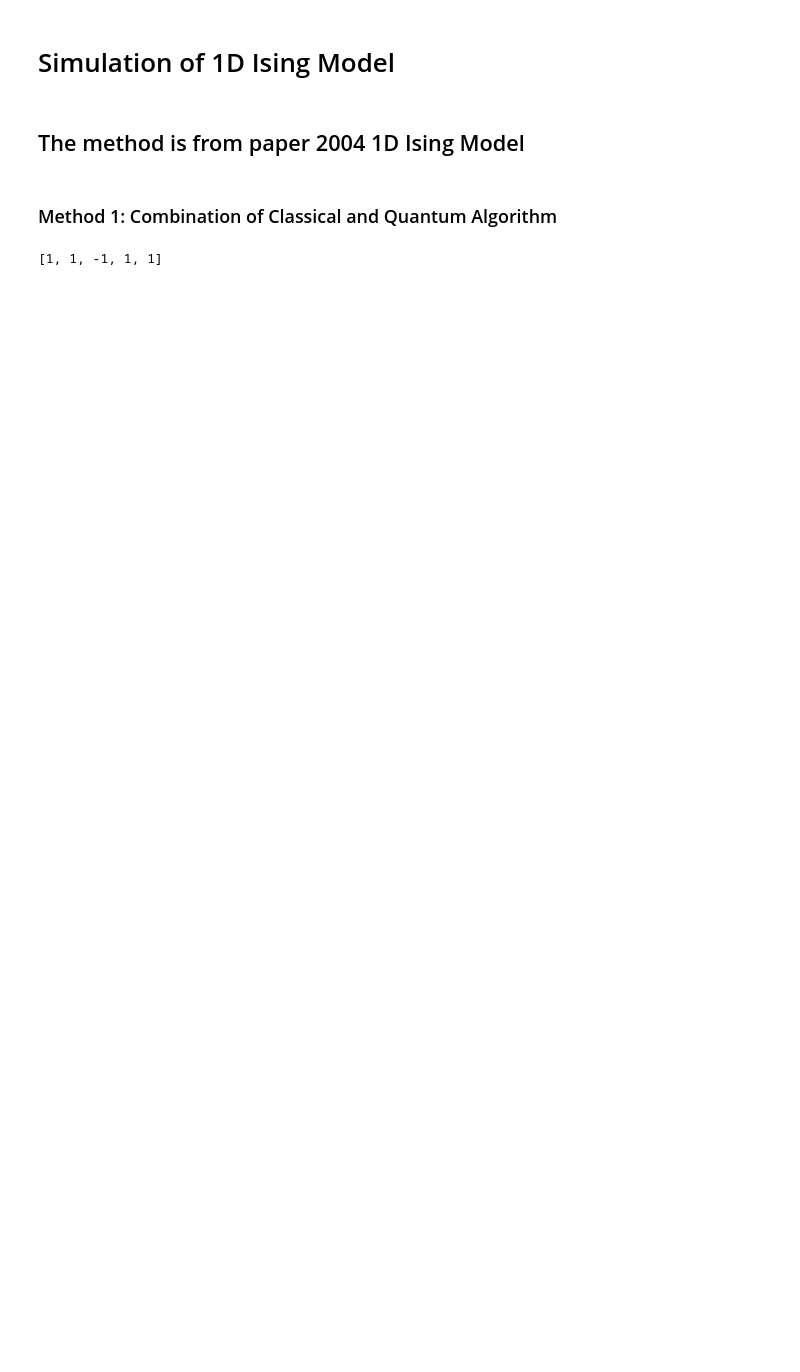
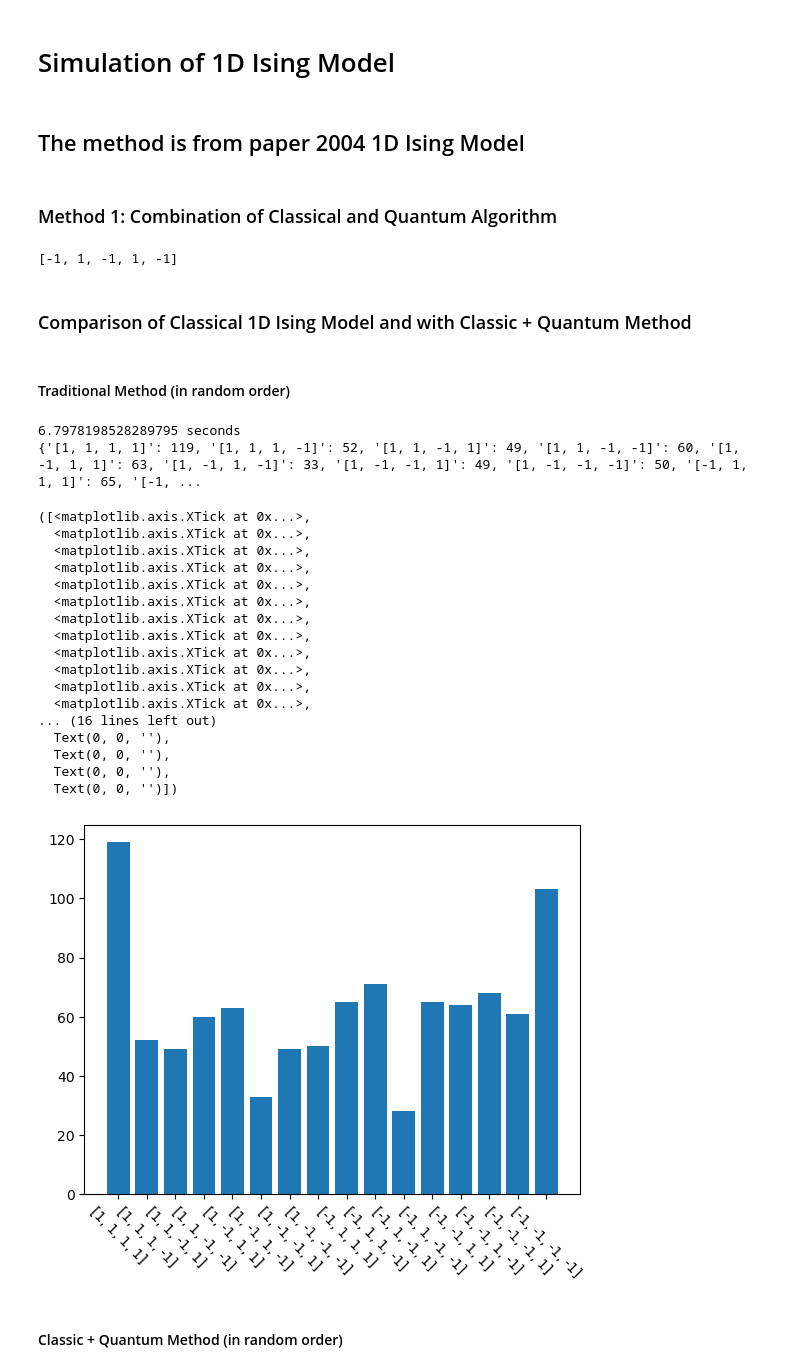
Before and after one commit to ZihanLi26/20041DIsing, a Jupyter notebook: 20041D Ising Code.ipynb, the cells around one changed output. Saved outputs shown, nothing was run; the diff lists cells and outputs as text; code cells hidden in the pictures; blank space fills up the shorter version.

```diff
--- a/20041D Ising Code.ipynb
+++ b/20041D Ising Code.ipynb
@@ -18,7 +20,8 @@ P = np.exp(-4 * J / T)
 
 # Initialize the spins. This might be able to performed through quantum algorithms.
 n = 5
-spins = [1, 1, -1, 1, 1]
+spins = [1, -1, 1, -1, 1]
+# This is a test with definite answer (probability will not be referred to when flipping. The answer should be [-1,1,-1,1,-1])
 
 # Initialize the circuit
 q = QuantumRegister(5)
@@ -37,7 +40,7 @@ is not in neighbour with the tail spin), the program will apply ising interactio
 In the following code, q[0] represents the spin i, q[1] represents the spins i-1, q[2] represents the spins i+1,
 q[3] stands for the scratch qubit which will always be |0>, and q[4] represents the possibility to flip if change in energy is positive.
 """
-for i in range (1, len(spins) - 1):
+for i in range (0, len(spins)):
     # Set the scratch and possibility qubits
     qc.reset(q[3])
     qc.reset(q[4])
@@ -54,7 +57,7 @@ for i in range (1, len(spins) - 1):
     else:
         qc.reset(q[1])
 
-    if spins[i + 1] == 1:
+    if spins[(i + 1) % len(spins)] == 1:
         qc.x(q[2])
     else:
         qc.reset(q[2])
@@ -71,7 +74,9 @@ for i in range (1, len(spins) - 1):
         qc.x(q[j])
 
     # Operation 3
+    qc.x(q[3])
     qc.cx(q[3], q[0])
+    qc.x(q[3])
 
     # Operation 4
     qc.ccx(q[4], q[3], q[0])
@@ -96,6 +101,74 @@ for i in range (1, len(spins) - 1):
     elif newstat == 0:
         spins[i] = -1
 
+    for j in range(5):
+        qc.reset(q[j])
+
 print(spins)
 # %% [output]
-[1, 1, -1, 1, 1]
+[-1, 1, -1, 1, -1]
+# %% [markdown]
+### Comparison of Classical 1D Ising Model and with Classic + Quantum Method
+# %% [markdown]
+#### Traditional Method (in random order)
+# %%
+N = 4
+J = -0.25*np.log(0.5)
+T = 1
+
+def energy(spin, J):
+    E = 0
+    for i in range(0, len(spin)):
+        E += spin[i-1] * spin[i]
+    E = -J * E
+    return E
+
+def deltaE(spin, ind, J):
+    temp = spin.copy()
+    temp[ind] = temp[ind] * (-1)
+    dE = energy(temp, J) - energy(spin, J)
+    return dE
+
+dyct = {'[1, 1, 1, 1]':0, '[1, 1, 1, -1]':0, '[1, 1, -1, 1]':0, '[1, 1, -1, -1]':0,
+       '[1, -1, 1, 1]':0, '[1, -1, 1, -1]':0, '[1, -1, -1, 1]':0, '[1, -1, -1, -1]':0,
+       '[-1, 1, 1, 1]':0, '[-1, 1, 1, -1]':0, '[-1, 1, -1, 1]':0, '[-1, 1, -1, -1]':0,
+       '[-1, -1, 1, 1]':0, '[-1, -1, 1, -1]':0, '[-1, -1, -1, 1]':0, '[-1, -1, -1, -1]':0,}
+
+start = time()
+for j in range(1000):
+
+    spins = [1, 1, 1, 1]
+
+    for i in range (1000):
+        index = random.randint(0, N-1)
+        if deltaE(spins, index, J) <= 0 or ((deltaE(spins, index, J) > 0 and random.random() < np.exp(-deltaE(spins, index, J)/T))):
+            spins[index] = spins[index] * (-1)
+    dyct[str(spins)] = dyct[str(spins)] + 1
+
+print(float(time() - start), 'seconds')
+print(dyct)
+plt.bar(dyct.keys(), dyct.values())
+plt.xticks(ticks = list(dyct.keys()), rotation = 315)
+# %% [output]
+6.7978198528289795 seconds
+{'[1, 1, 1, 1]': 119, '[1, 1, 1, -1]': 52, '[1, 1, -1, 1]': 49, '[1, 1, -1, -1]': 60, '[1, -1, 1, 1]': 63, '[1, -1, 1, -1]': 33, '[1, -1, -1, 1]': 49, '[1, -1, -1, -1]': 50, '[-1, 1, 1, 1]': 65, '[-1, ...
+([<matplotlib.axis.XTick at 0x...>,
+  <matplotlib.axis.XTick at 0x...>,
+  <matplotlib.axis.XTick at 0x...>,
+  <matplotlib.axis.XTick at 0x...>,
+  <matplotlib.axis.XTick at 0x...>,
+  <matplotlib.axis.XTick at 0x...>,
+  <matplotlib.axis.XTick at 0x...>,
+  <matplotlib.axis.XTick at 0x...>,
+  <matplotlib.axis.XTick at 0x...>,
+  <matplotlib.axis.XTick at 0x...>,
+  <matplotlib.axis.XTick at 0x...>,
+  <matplotlib.axis.XTick at 0x...>,
+... (16 lines left out)
+  Text(0, 0, ''),
+  Text(0, 0, ''),
+  Text(0, 0, ''),
+  Text(0, 0, '')])
+[figure, added]
+# %% [markdown]
+#### Classic + Quantum Method (in random order)
```
Also changed, not shown: parts of 12 cells of this notebook.
